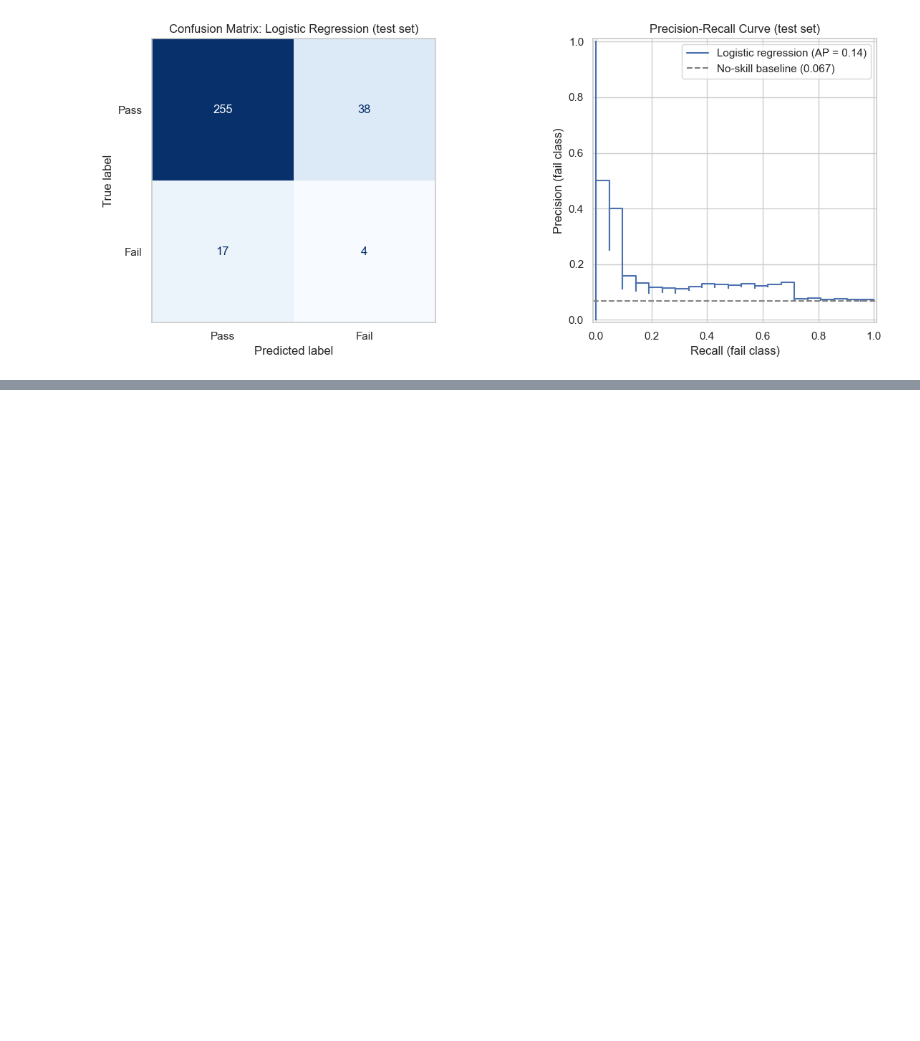
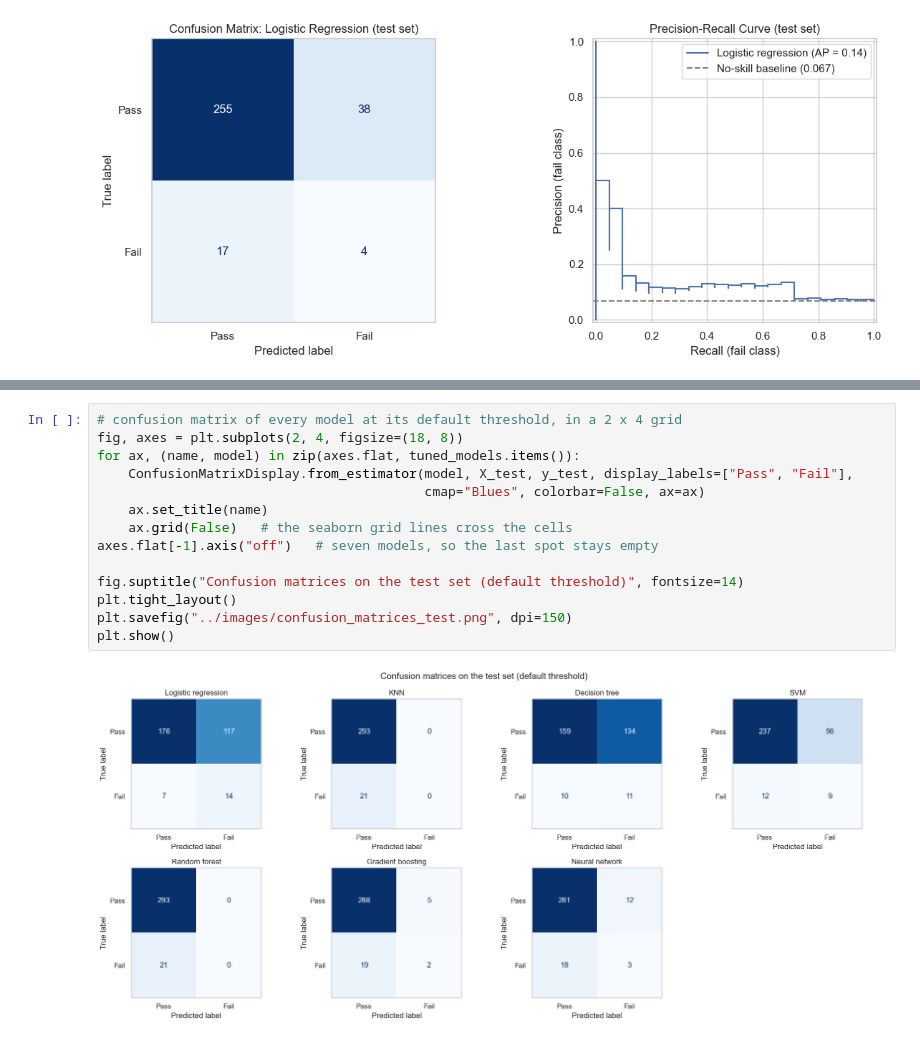
Before and after one commit to Sassan-87/UC_berkeley_Capstone_Project, a Jupyter notebook: notebooks/secom_capstone.ipynb, the cells around one changed output, grey strips where cells are left out. Drawn from its saved outputs; the diff is of its cells as text; blank space fills up the shorter version.

```diff
--- a/notebooks/secom_capstone.ipynb
+++ b/notebooks/secom_capstone.ipynb
@@ -838,0 +1227,16 @@ Not very precise. The PR-AUC changes from 0.07 to 0.27 between CV folds and the
+# %%
+# confusion matrix of every model at its default threshold, in a 2 x 4 grid
+fig, axes = plt.subplots(2, 4, figsize=(18, 8))
+for ax, (name, model) in zip(axes.flat, tuned_models.items()):
+    ConfusionMatrixDisplay.from_estimator(model, X_test, y_test, display_labels=["Pass", "Fail"],
+                                          cmap="Blues", colorbar=False, ax=ax)
+    ax.set_title(name)
+    ax.grid(False)   # the seaborn grid lines cross the cells
+axes.flat[-1].axis("off")   # seven models, so the last spot stays empty
+
+fig.suptitle("Confusion matrices on the test set (default threshold)", fontsize=14)
+plt.tight_layout()
+plt.savefig("../images/confusion_matrices_test.png", dpi=150)
+plt.show()
+# %% [output]
+[figure, added]
```
Also changed, not shown: parts of 127 cells of this notebook, 9 other files.
